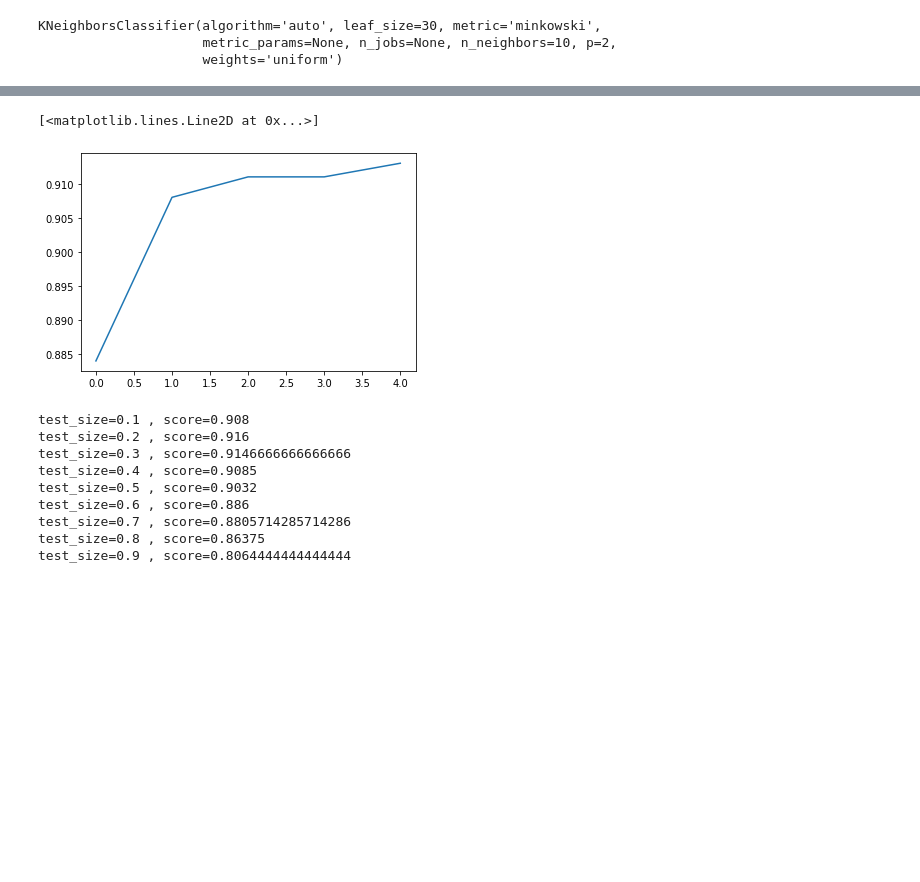
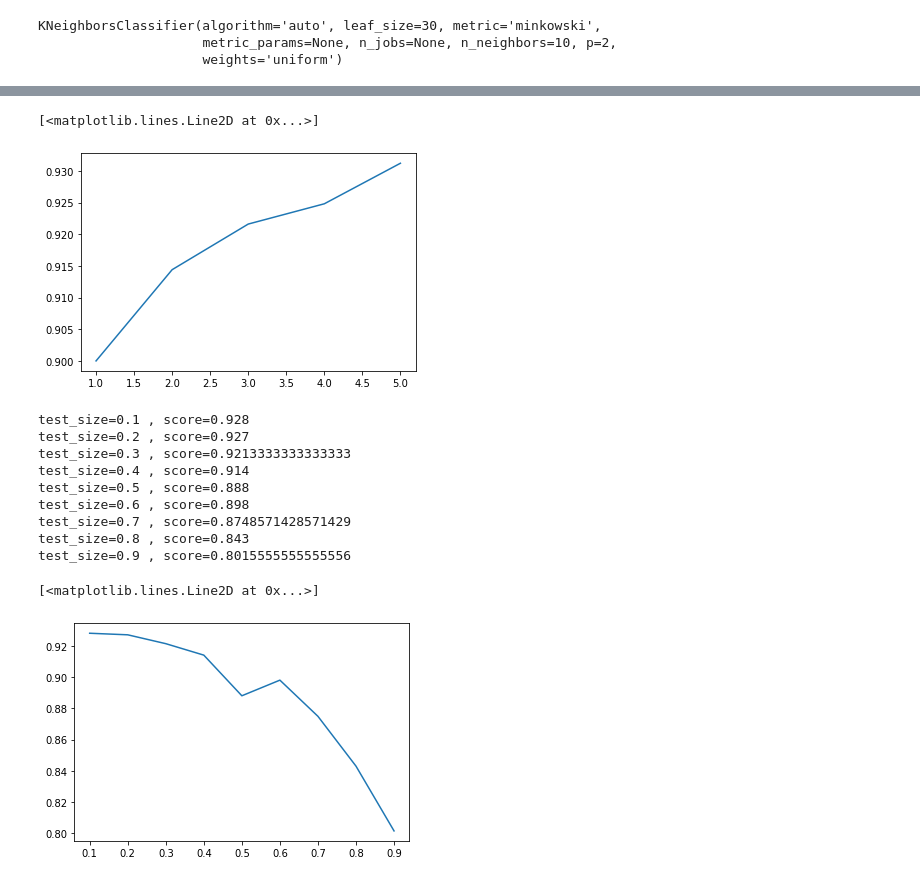
Before and after one commit to ThomasVialars/5A_apprentissage, a Jupyter notebook: tp1.ipynb, the cells around one changed output, grey strips where cells are left out. Cells and saved outputs as stored; diff of their text form; code cells hidden in the pictures; blank space fills up the shorter version.

```diff
--- a/tp1.ipynb
+++ b/tp1.ipynb
@@ -252,8 +252,8 @@ p=5 , score=0.913
 # %%
-plt.plot(scores)
+plt.plot(np.arange(1, 6, 1), scores)
 # %% [output]
 [<matplotlib.lines.Line2D at 0x...>]
-[figure, old version]
+[figure, new version]
 # %%
 scores = []
 
@@ -261,18 +261,23 @@ for i in range(1, 10):
     pct = i/10
     xtrain, xtest, ytrain, ytest = train_test_split(data[0], data[1], test_size=pct)
 
-    clf = KNeighborsClassifier(10, n_jobs=-1)
+    clf = KNeighborsClassifier(10)
     clf.fit(xtrain, ytrain)
     score = clf.score(xtest, ytest)
     scores.append(score)
     print("test_size=" + str(pct) + " , score=" + str(score))
 # %% [output]
-test_size=0.1 , score=0.908
-test_size=0.2 , score=0.916
-test_size=0.3 , score=0.9146666666666666
-test_size=0.4 , score=0.9085
-test_size=0.5 , score=0.9032
-test_size=0.6 , score=0.886
-test_size=0.7 , score=0.8805714285714286
-test_size=0.8 , score=0.86375
-test_size=0.9 , score=0.8064444444444444
+test_size=0.1 , score=0.928
+test_size=0.2 , score=0.927
+test_size=0.3 , score=0.9213333333333333
+test_size=0.4 , score=0.914
+test_size=0.5 , score=0.888
+test_size=0.6 , score=0.898
+test_size=0.7 , score=0.8748571428571429
+test_size=0.8 , score=0.843
+test_size=0.9 , score=0.8015555555555556
+# %%
+plt.plot([i/10 for i in range(1, 10)], scores)
+# %% [output]
+[<matplotlib.lines.Line2D at 0x...>]
+[figure, added]
```
Also changed, not shown: parts of 17 cells of this notebook.
